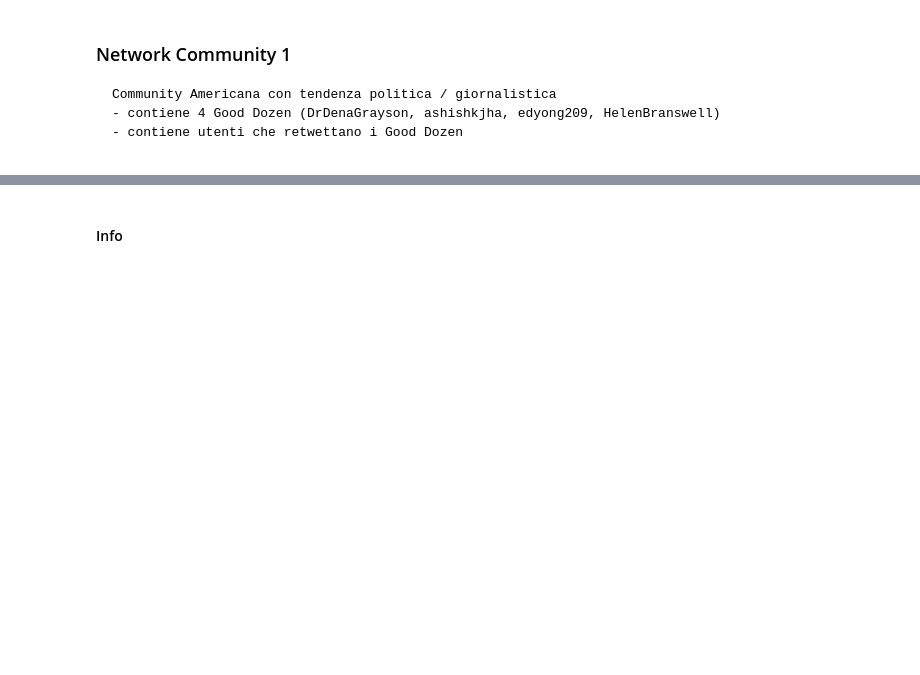
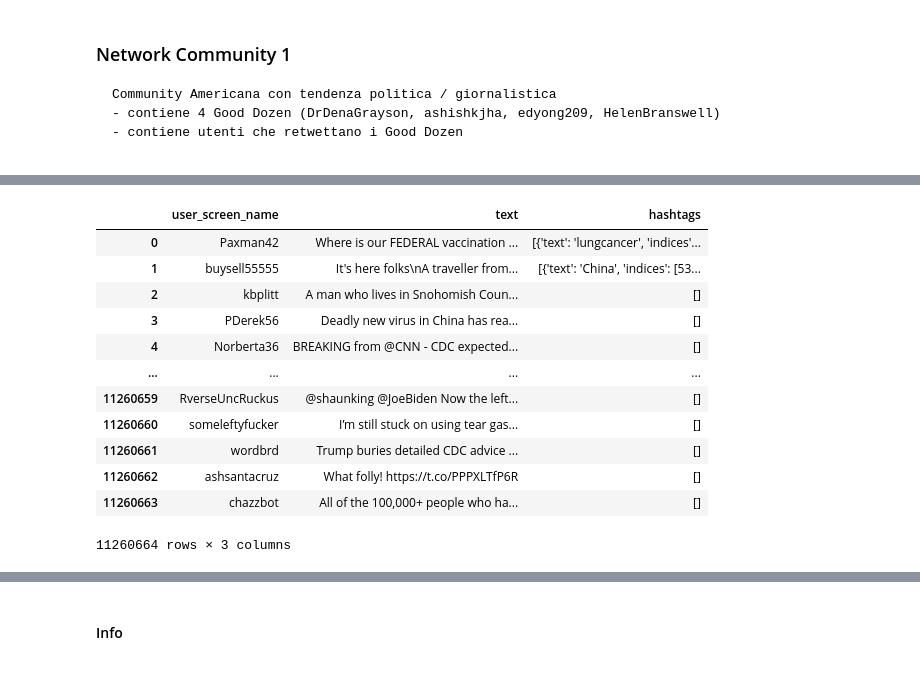
Before and after one commit to gi-ux/BachelorProject, a Jupyter notebook: notebook/Subnetworks.ipynb, the cells around one changed output, grey strips where cells are left out. Drawn from its saved outputs; the diff is of its cells as text; code cells hidden in the pictures; blank space fills up the shorter version.

```diff
--- a/notebook/Subnetworks.ipynb
+++ b/notebook/Subnetworks.ipynb
@@ -197,18 +198,19 @@ Time:  1.0380482999999003
+# %%
+nt_1_users = list(louvain_1.keys())
 # %%
-# nt_1_users = list(louvain_1.keys())
-# result = []
-# text = []
-# importlib.reload(tweets_utils)
-# start_time = time.perf_counter()
-# j = 0
-# cols_tweets = ['user_screen_name', 'text']
-# for filename in files_tweets:
-#     print(f"Reading file: {filename}")
-#     result.extend(tweets_utils.process_all_data(filename, cols_tweets, True, nt_1_users))
-#     lista = result[j]
-#     j = j + 1
-#     print(f"Mese numero {j}")
-#     for i in range(len(lista)):
-#         text.extend(lista[i]["text"])
-# stop_time = time.perf_counter()
-# print("Time: ",stop_time-start_time)
+result = []
+importlib.reload(tweets_utils)
+start_time = time.perf_counter()
+j = 0
+df_nt1 = pd.DataFrame()
+cols_tweets = ["user_screen_name", "text", "hashtags"]
+for filename in tqdm(files_tweets):
+    print(f"Reading file: {filename}")
+    result.extend(tweets_utils.process_all_data(filename, cols_tweets, True, nt_1_users))
+    lista = result[j]
+    j = j + 1
+    print(f"Mese numero {j}")
+    for i in range(len(lista)):
+        df_nt1 = df_nt1.append(lista[i]["df"])
+stop_time = time.perf_counter()
+print("Time: ",stop_time-start_time)
@@ -217 +217,18 @@ df_txt_nt1 = pd.DataFrame(text, columns = ['text'])
+# %%
+df_nt1 = df_nt1.reset_index(drop=True)
+df_nt1
+# %% [output]
+|  | user_screen_name | text | hashtags |
+| 0 | Paxman42 | Where is our FEDERAL vaccination ... | [{'text': 'lungcancer', 'indices'... |
+| 1 | buysell55555 | It's here folks\nA traveller from... | [{'text': 'China', 'indices': [53... |
+| 2 | kbplitt | A man who lives in Snohomish Coun... | [] |
+| 3 | PDerek56 | Deadly new virus in China has rea... | [] |
+| 4 | Norberta36 | BREAKING from @CNN - CDC expected... | [] |
+| ... | ... | ... | ... |
+| 11260659 | RverseUncRuckus | @shaunking @JoeBiden Now the left... | [] |
+| 11260660 | someleftyfucker | I’m still stuck on using tear gas... | [] |
+| 11260661 | wordbrd | Trump buries detailed CDC advice ... | [] |
+| 11260662 | ashsantacruz | What folly! https://t.co/PPPXLTfP6R | [] |
+| 11260663 | chazzbot | All of the 100,000+ people who ha... | [] |
+11260664 rows × 3 columns
 # %%
```
Also changed, not shown: parts of 17 cells of this notebook, 10 other files.
